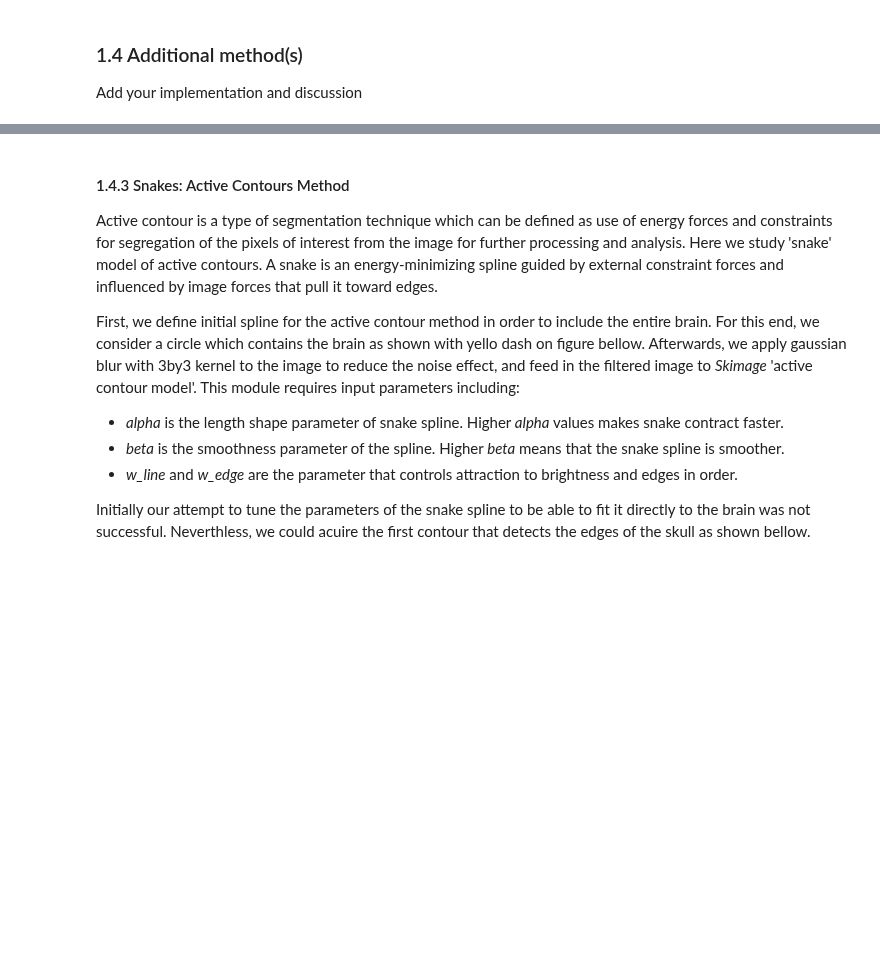
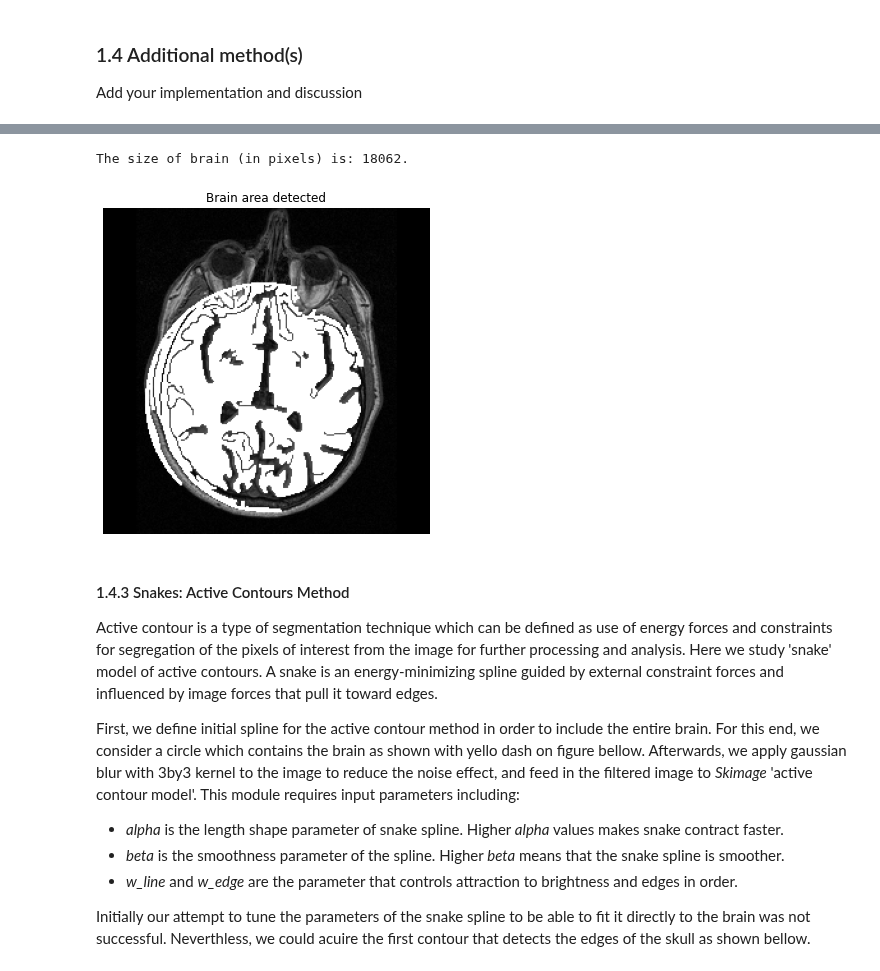
Before and after one commit to dhruti96shah/iapr-2020, a Jupyter notebook: labs/lab_01_segmentation.ipynb, the cells around one changed output, grey strips where cells are left out. Saved outputs shown, nothing was run; the diff lists cells and outputs as text; code cells hidden in the pictures; blank space fills up the shorter version.

```diff
--- a/labs/lab_01_segmentation.ipynb
+++ b/labs/lab_01_segmentation.ipynb
@@ -261,3 +321,45 @@ Add your implementation and discussion
+# %%
+import numpy as np
+from skimage.feature import canny
+from skimage import morphology
+from scipy.ndimage.filters import convolve, gaussian_filter
+
+def cannyEdgeDetector(im, blur, sigma):
+    # use canny filter to detect edges in brain circle
+    canny_filtered_img = canny(brain_im.copy(), sigma=sigma, mask = brain_circle.astype(bool))
+
+    # applying dilation to brain area
+    kernel = np.ones((2,2))
+    brain_area_edges = cv2.morphologyEx(canny_filtered_img.astype(np.uint8), cv2.MORPH_DILATE, kernel, iterations = 1)
+    removed = 1 - binary_fill_holes(brain_area_edges).astype(np.uint8)
+    masked_image = removed & brain_circle
+    only_brain = morphology.remove_small_objects(masked_image.astype(bool), min_size=900).astype(np.uint8)
+    finalEdges = cv2.morphologyEx(only_brain, cv2.MORPH_DILATE, kernel, iterations = 1)
+
+    # measure brain area in pixels
+    size = np.sum(finalEdges)
+
+    full_img = brain_im | (finalEdges*255)
+    return finalEdges, full_img, size
+# %%
+img = brain_circle.copy()
+finalEdges,full_img,size = cannyEdgeDetector(img,1,1.25)
+print('The size of brain (in pixels) is: {}'.format(size))
+# show the output images
+titles = ['Brain area detected']
+plots = [full_img]
+fig = plt.figure(figsize=(15, 6))
+fig.subplots_adjust(hspace=0.4, wspace=0.4)
+
+for i in range(1,2):
+    ax = fig.add_subplot(1, 2, i)
+    ax.imshow(plots[i-1], cmap='gray')
+    ax.axis('off')
+    plt.title(titles[i-1])
+plt.show()
+# %% [output]
+The size of brain (in pixels) is: 18062.
+[figure, added]
 # %% [markdown]
 #### 1.4.3 Snakes: Active Contours Method
 Active contour is a type of segmentation technique which can be defined as use of energy forces and constraints for segregation of the pixels of interest from the image for further processing and analysis.
```
Also changed, not shown: parts of 21 cells of this notebook, 1 other file.
